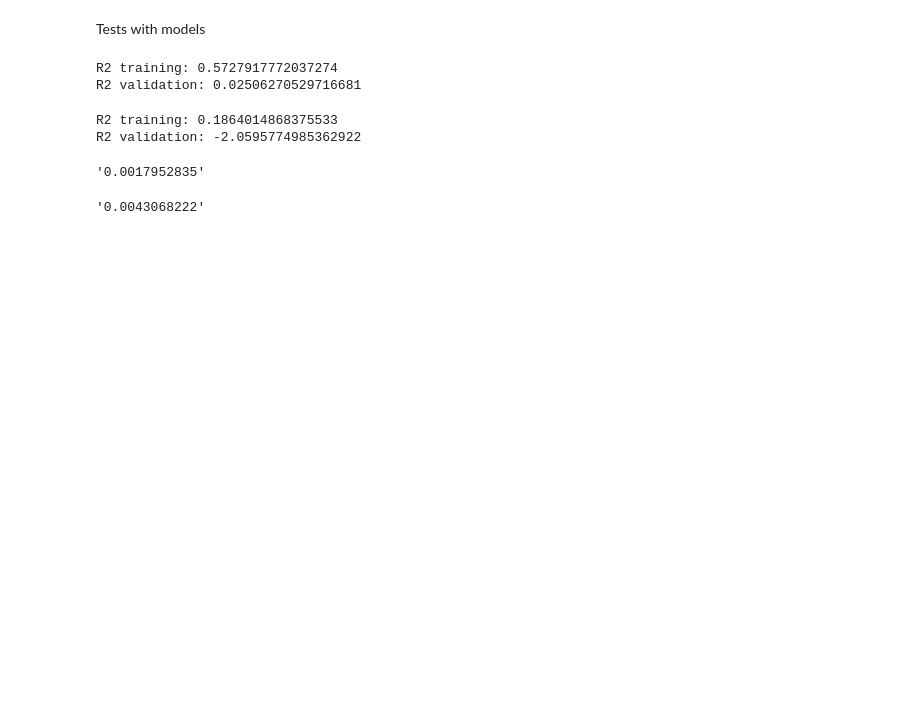
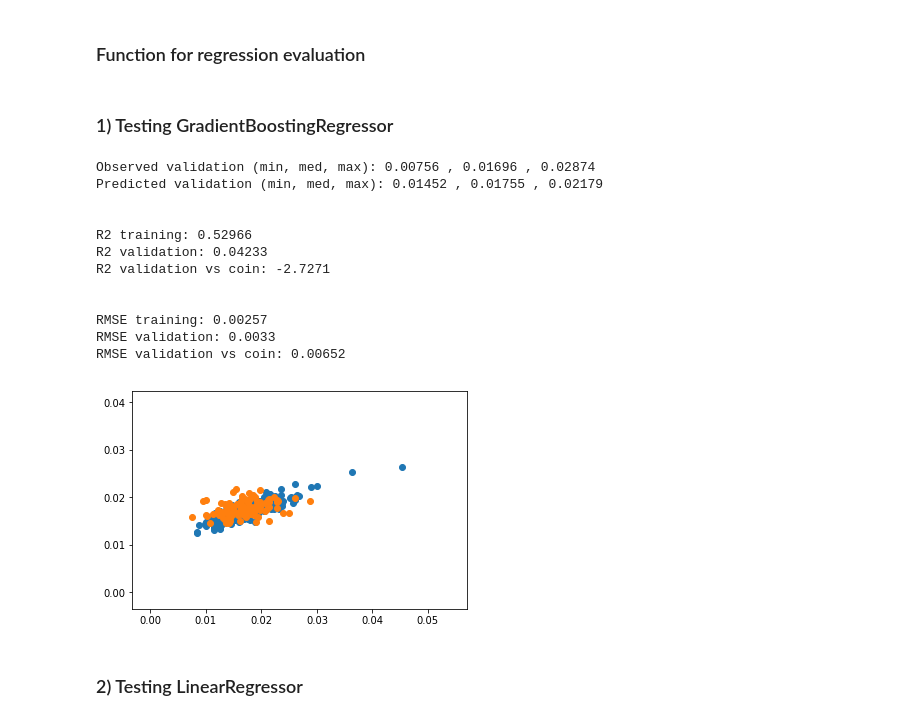
Before and after one commit to lucasbruscato/Master, a Jupyter notebook: 3_model/03_model.ipynb, the cells around one changed output. Drawn from its saved outputs; the diff is of its cells as text; code cells hidden in the pictures; blank space fills up the shorter version.

```diff
--- a/3_model/03_model.ipynb
+++ b/3_model/03_model.ipynb
@@ -114,5 +92,33 @@ The End - 2019-05-21 21:49:01.771521
-# %% [markdown]
-Tests with models
+# %% [markdown]
+### Function for regression evaluation
+# %%
+def regression_evaluation(Y_training, y_training_pred, Y_validation, y_validation_pred):
+    coin_simulation = np.random.randint(7, 20, size=len(Y_validation)) * 0.001
+
+    print("Observed validation (min, med, max): " + str(np.round(np.min(Y_validation), 5)) + " , " + str(np.round(np.median(Y_validation), 5)) + " , " + str(np.round(np.max(Y_validation), 5)) + "\n" +
+          "Predicted validation (min, med, max): " + str(np.round(np.min(y_validation_pred), 5)) + " , " + str(np.round(np.median(y_validation_pred), 5)) + " , " + str(np.round(np.max(y_validation_pred), 5)))
+
+    print("\n")
+
+    print("R2 training: " + str(np.round(r2_score(Y_training, y_training_pred), 5)) + "\n" +
+          "R2 validation: " + str(np.round(r2_score(Y_validation, y_validation_pred), 5)) + "\n" +
+          "R2 validation vs coin: " + str(np.round(r2_score(Y_validation, coin_simulation), 5)))
+
+    print("\n")
+
+    print("RMSE training: " + str(np.round(np.sqrt(mean_squared_error(Y_training, y_training_pred)), 5)) + "\n" +
+          "RMSE validation: " + str(np.round(np.sqrt(mean_squared_error(Y_validation, y_validation_pred)), 5)) + "\n" +
+          "RMSE validation vs coin: " + str(np.round(np.sqrt(mean_squared_error(Y_validation, coin_simulation)), 5)))
+
+    plt.scatter(Y_training, y_training_pred)
+    plt.scatter(Y_validation, y_validation_pred)
+# %% [markdown]
+### 1) Testing GradientBoostingRegressor
+# %%
+array = training_dataset.iloc[:, np.r_[0, 3:52]].values
+
+X_training = array[:, 1:]
+Y_training = array[:, 0]
 # %%
 array = validation_dataset.iloc[:, np.r_[0, 3:52]].values
 
@@ -121,17 +127,26 @@ Y_validation = array[:, 0]
 # %%
 model = GradientBoostingRegressor(n_estimators=1000,
                                   learning_rate=0.01,
-                                  max_depth=2)
+                                  min_samples_leaf=0.01,
+                                  max_depth=2,
+                                  random_state=7)
 model.fit(X_training, Y_training)
 
 y_training_pred = model.predict(X_training)
 y_validation_pred = model.predict(X_validation)
-
-print("R2 training: " + str(r2_score(Y_training, y_training_pred)) + "\n" +
-      "R2 validation: " + str(r2_score(Y_validation, y_validation_pred)))
-# %% [output]
-R2 training: 0.5727917772037274
-R2 validation: 0.02506270529716681
 # %%
-#plt.scatter(Y_training, y_training_pred)
-#plt.scatter(Y_validation, y_validation_pred)
+regression_evaluation(Y_training, y_training_pred, Y_validation, y_validation_pred)
+# %% [output]
+Observed validation (min, med, max): 0.00756 , 0.01696 , 0.02874
+Predicted validation (min, med, max): 0.01452 , 0.01755 , 0.02179
+
+
+R2 training: 0.52966
+R2 validation: 0.04233
+R2 validation vs coin: -2.7271
+
+
+RMSE training: 0.00257
+RMSE validation: 0.0033
+RMSE validation vs coin: 0.00652
+[figure, added]
@@ -137,0 +155,2 @@ R2 validation: 0.02506270529716681
+# %% [markdown]
+### 2) Testing LinearRegressor
@@ -141,17 +172,3 @@ model.fit(X_training, Y_training)
 
 y_training_pred = model.predict(X_training)
 y_validation_pred = model.predict(X_validation)
-
-print("R2 training: " + str(r2_score(Y_training, y_training_pred)) + "\n" +
-      "R2 validation: " + str(r2_score(Y_validation, y_validation_pred)))
-# %% [output]
-R2 training: 0.1864014868375533
-R2 validation: -2.0595774985362922
-# %%
-'{0:.10f}'.format(np.sqrt(mean_squared_error(Y_training, y_training_pred)))
-# %% [output]
-'0.0017952835'
-# %%
-'{0:.10f}'.format(np.sqrt(mean_squared_error(Y_validation, y_validation_pred)))
-# %% [output]
-'0.0043068222'
```
Also changed, not shown: parts of 16 cells of this notebook, 4 other files.
